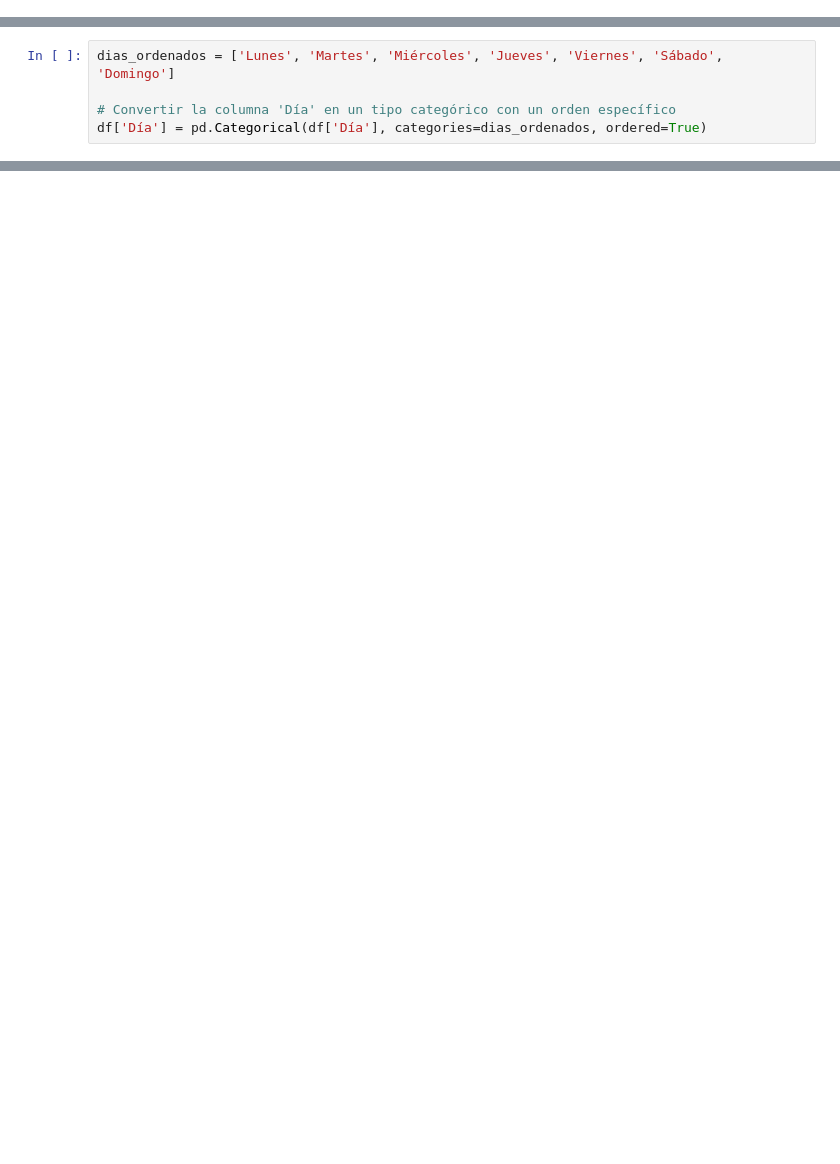
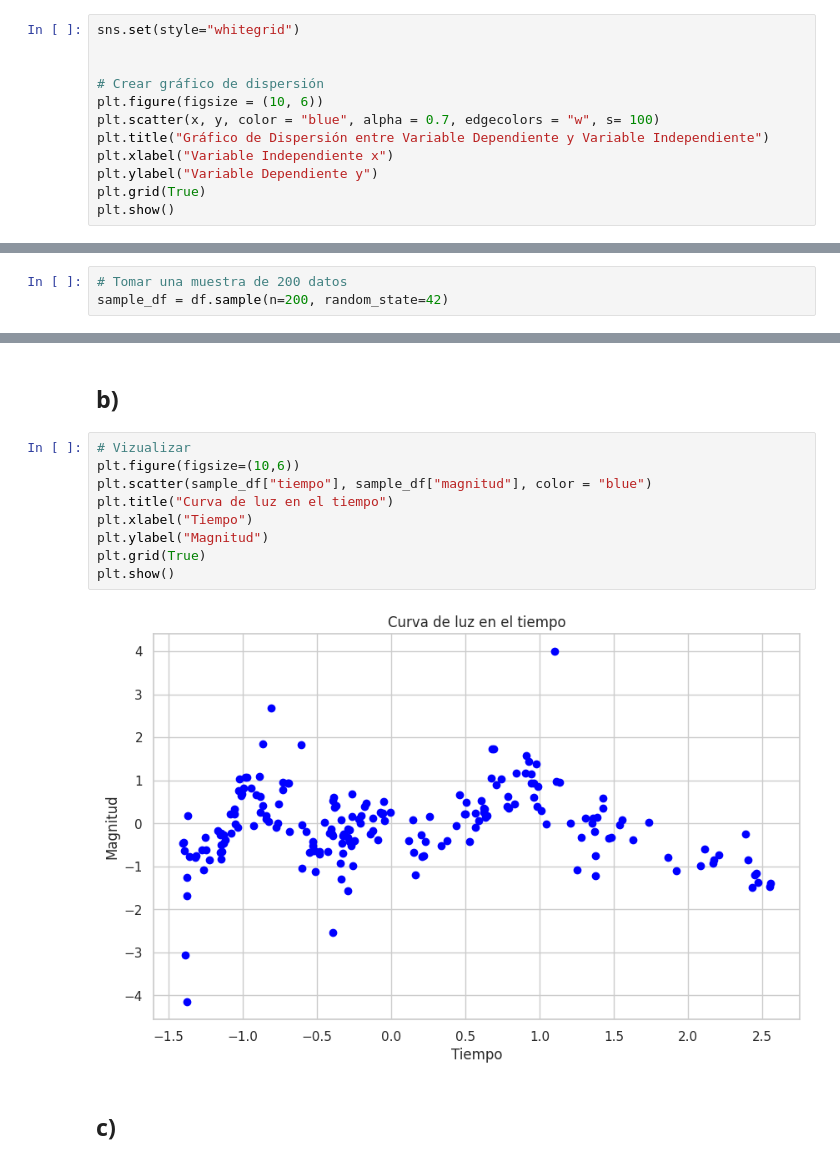
Before and after one commit to danielgrgurevic/Diplomado_bigdata_machine_learning, a Jupyter notebook: Respuestas_Miniproyecto_2.ipynb, the cells around one changed output, grey strips where cells are left out. Drawn from its saved outputs; the diff is of its cells as text; blank space fills up the shorter version.

```diff
--- a/Respuestas_Miniproyecto_2.ipynb
+++ b/Respuestas_Miniproyecto_2.ipynb
@@ -23,0 +42,12 @@ df = pd.read_csv('/content/drive/MyDrive/Data science/Diplomado/Visualización
+# %%
+sns.set(style="whitegrid")
+
+
+# Crear gráfico de dispersión
+plt.figure(figsize = (10, 6))
+plt.scatter(x, y, color = "blue", alpha = 0.7, edgecolors = "w", s= 100)
+plt.title("Gráfico de Dispersión entre Variable Dependiente y Variable Independiente")
+plt.xlabel("Variable Independiente x")
+plt.ylabel("Variable Dependiente y")
+plt.grid(True)
+plt.show()
@@ -33,8 +112,3 @@ df.head()
-# %%
-dias_ordenados = ['Lunes', 'Martes', 'Miércoles', 'Jueves', 'Viernes', 'Sábado', 'Domingo']
-
-# Convertir la columna 'Día' en un tipo categórico con un orden específico
-df['Día'] = pd.Categorical(df['Día'], categories=dias_ordenados, ordered=True)
 # %%
 df.info()
 # %% [output]
@@ -281,0 +152,3 @@ Responda las 2 preguntas indicadas en el enunciado:
+# %%
+# Tomar una muestra de 200 datos
+sample_df = df.sample(n=200, random_state=42)
@@ -281,0 +164,15 @@ Responda las 2 preguntas indicadas en el enunciado:
+# %% [markdown]
+## **b)**
+# %%
+# Vizualizar
+plt.figure(figsize=(10,6))
+plt.scatter(sample_df["tiempo"], sample_df["magnitud"], color = "blue")
+plt.title("Curva de luz en el tiempo")
+plt.xlabel("Tiempo")
+plt.ylabel("Magnitud")
+plt.grid(True)
+plt.show()
+# %% [output]
+[figure, added]
+# %% [markdown]
+## c)
```
Also changed, not shown: parts of 89 cells of this notebook.
